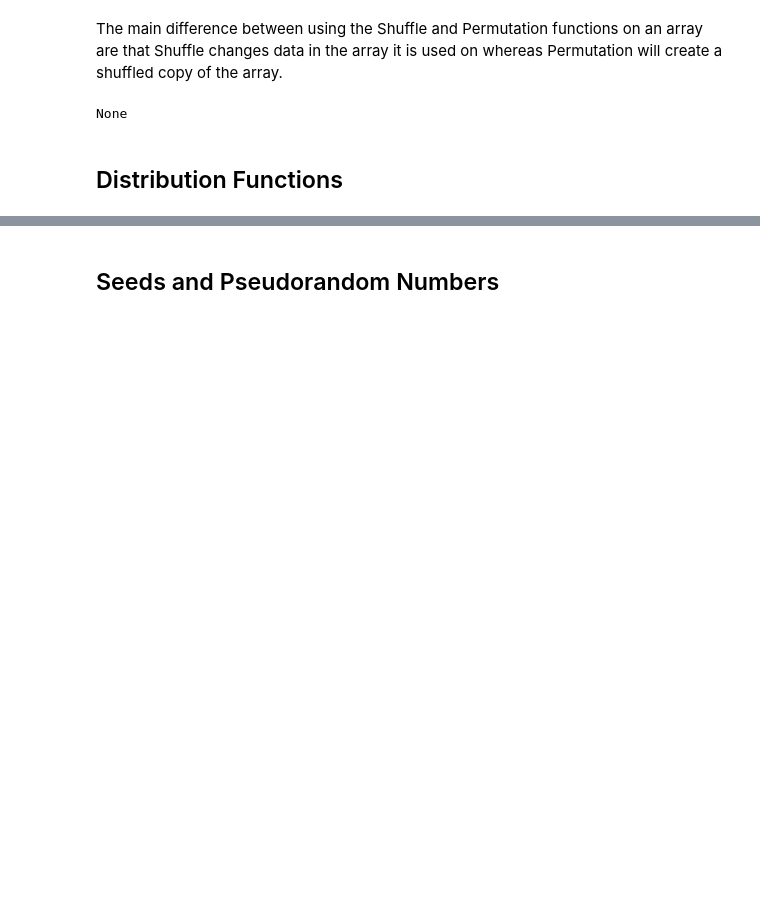
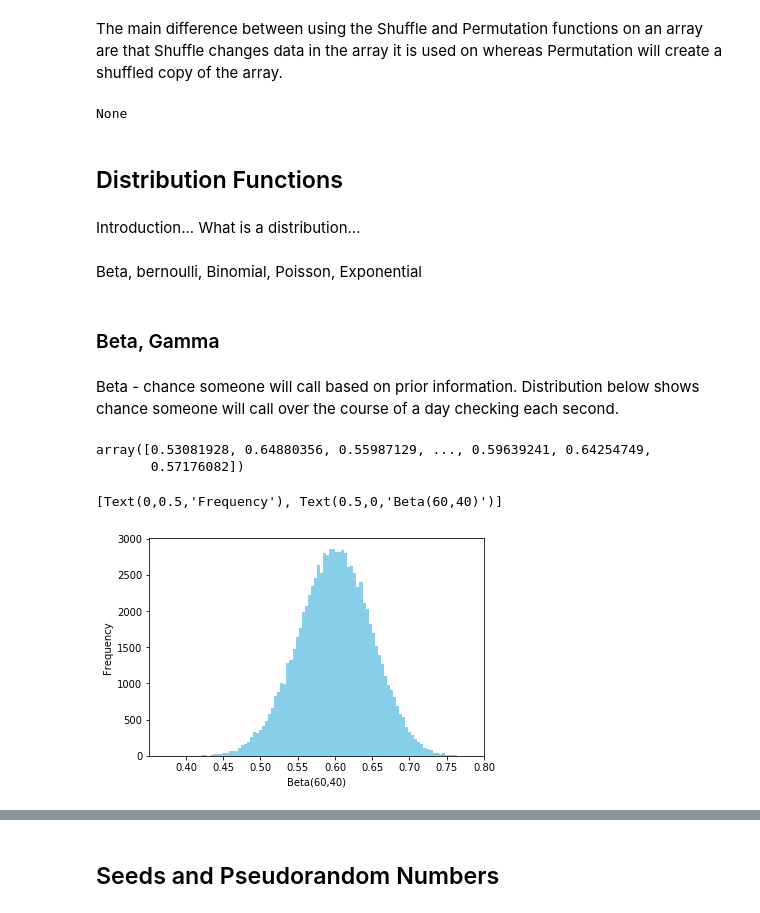
Before and after one commit to ConorHogan/PFDA-Practical-Assignment, a Jupyter notebook: PFDA-Practical-Assignment-Notebook.ipynb, the cells around one changed output, grey strips where cells are left out. Cells and saved outputs as stored; diff of their text form; code cells hidden in the pictures; blank space fills up the shorter version.

Commit message:
Discussing distribution functions using livechat figures

```diff
--- a/PFDA-Practical-Assignment-Notebook.ipynb
+++ b/PFDA-Practical-Assignment-Notebook.ipynb
@@ -311,3 +311,27 @@ print(shufflediris)
 None
 # %% [markdown]
 ## Distribution Functions
+# %% [markdown]
+Introduction... What is a distribution...
+# %% [markdown]
+Beta, bernoulli, Binomial, Poisson, Exponential
+# %% [markdown]
+### Beta, Gamma
+# %% [markdown]
+Beta - chance someone will call based on prior information. Distribution below shows chance someone will call over the course of a day checking each second.
+# %%
+beta_data = np.random.beta(60, 40, size=86400)
+beta_data
+# %% [output]
+array([0.53081928, 0.64880356, 0.55987129, ..., 0.59639241, 0.64254749,
+       0.57176082])
+# %%
+ax = sns.distplot(beta_data,
+                kde=False,
+                bins=100,
+                color='skyblue',
+                hist_kws={"linewidth": 15,'alpha':1})
+ax.set(xlabel='Beta(60,40)', ylabel='Frequency')
+# %% [output]
+[Text(0,0.5,'Frequency'), Text(0.5,0,'Beta(60,40)')]
+[figure, added]
```
Also changed, not shown: parts of 33 cells of this notebook.
